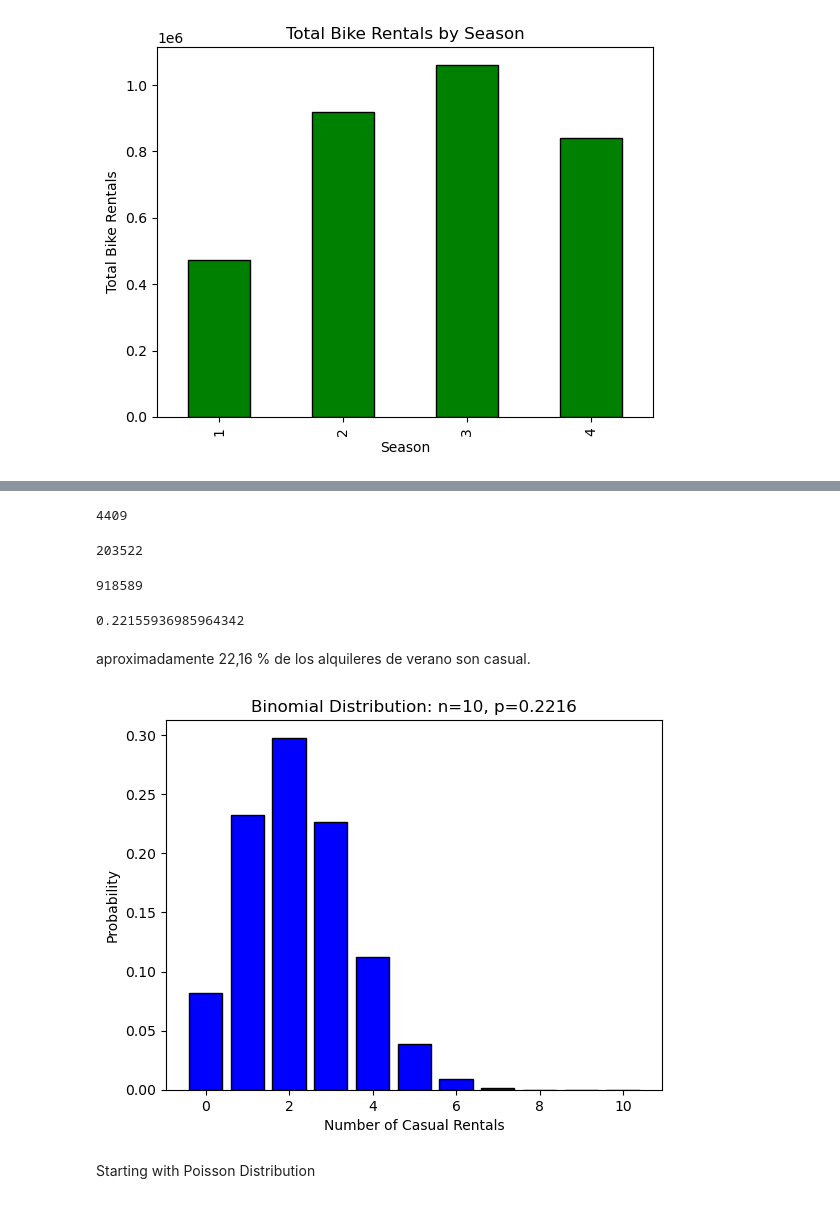
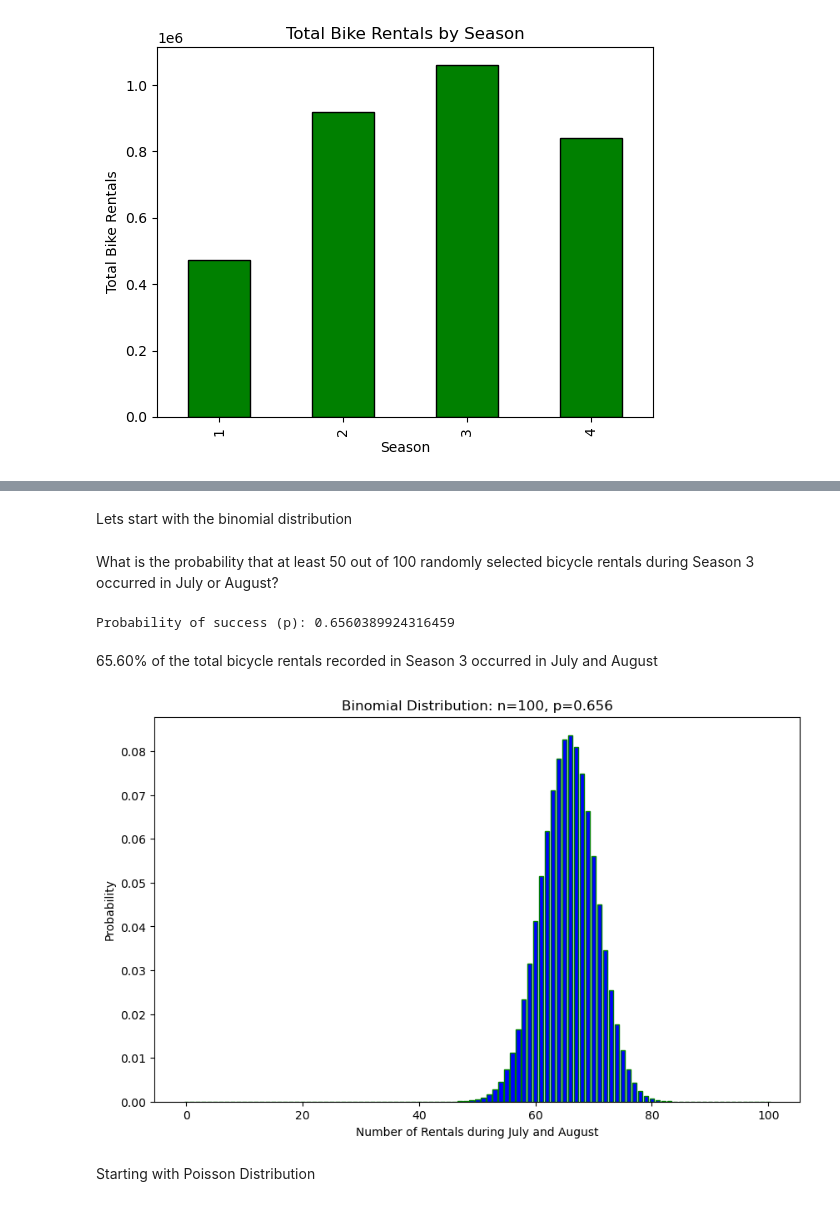
Before and after one commit to 2026623-Student/Statistical-Project, a Jupyter notebook: Bikes_Jupyter.ipynb, the cells around one changed output, grey strips where cells are left out. Drawn from its saved outputs; the diff is of its cells as text; code cells hidden in the pictures.

Commit message:
Updating binomial

```diff
--- a/Bikes_Jupyter.ipynb
+++ b/Bikes_Jupyter.ipynb
@@ -297,41 +305,44 @@ summer_df.head()
+# %% [markdown]
+Lets start with the binomial distribution
+# %% [markdown]
+What is the probability that at least 50 out of 100 randomly selected bicycle rentals during Season 3 occurred in July or August?
 # %%
-#Numbers of rows in Summer
-summer_df.shape[0]
+# Filter data for season 3
+season_3_data = df.loc[df["season"] == 3]
+
+# Total rentals in July and August
+summer_rentals = season_3_data.loc[
+    season_3_data["mnth"].isin([7, 8]), "cnt"].sum()
+
+# Total rentals in season 3
+total_season_3_rentals = season_3_data["cnt"].sum()
+
+# Probability of success
+p = summer_rentals / total_season_3_rentals
+
+print("Probability of success (p):", p)
 # %% [output]
-4409
+Probability of success (p): 0.6560389924316459
-# %%
-#Numbers of casual users
-summer_df["casual"].sum()
-# %% [output]
-203522
-# %%
-summer_df["cnt"].sum()
-# %% [output]
-918589
-# %%
-#Calculating P for the formula
-p = summer_df["casual"].sum() / summer_df["cnt"].sum()
-p
-# %% [output]
-0.22155936985964342
 # %% [markdown]
-aproximadamente 22,16 % de los alquileres de verano son casual.
+65.60% of the total bicycle rentals recorded in Season 3 occurred in July and August
 # %%
-n= 10 #Number of randomly selected rentals
-p= 0.2216 #Probability of a casual rental during summer
-k= np.arange(0,n+1) #Possible number of casual rentals
+n= 100 #Number of randomly selected rentals
+p= 0.656 #Probability of a rental during July and August
+k= np.arange(0,n+1)
 
 # Binomial probability mass function (pmf)
 binom_pmf= binom.pmf(k,n,p)
 
+plt.figure(figsize=(10, 6))
+
 #plot the binomial distribution
-plt.bar(k, binom_pmf, color="blue", edgecolor="black")
-plt.title("Binomial Distribution: n=10, p=0.2216")
-plt.xlabel("Number of Casual Rentals")
+plt.bar(k, binom_pmf, color="blue", edgecolor="green")
+plt.title("Binomial Distribution: n=100, p=0.656")
+plt.xlabel("Number of Rentals during July and August")
 plt.ylabel("Probability")
 plt.show()
 # %% [output]
-[figure, old version]
+[figure, new version]
 # %% [markdown]
 Starting with Poisson Distribution
 # %% [markdown]
```
Also changed, not shown: parts of 19 cells of this notebook, 1 other file.
